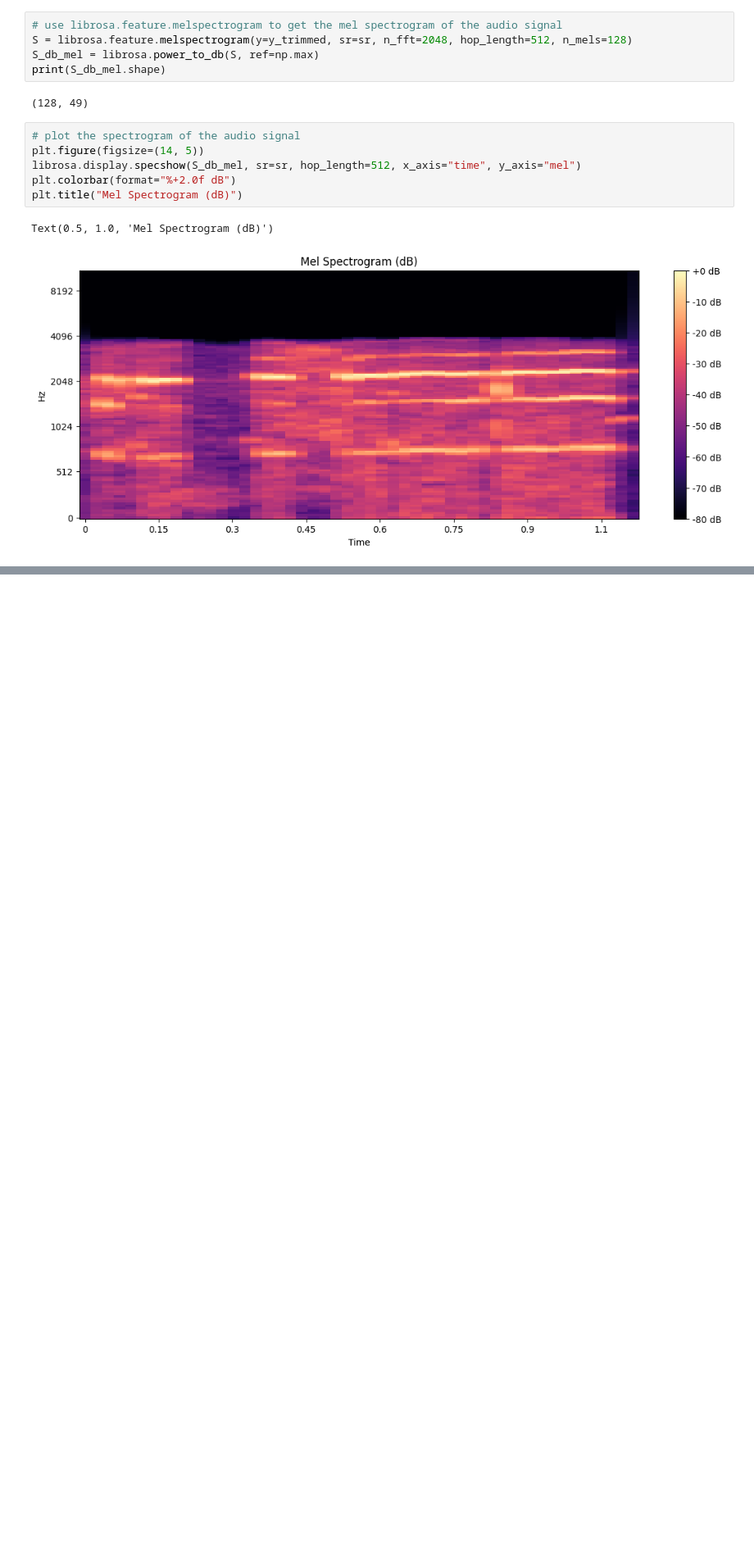
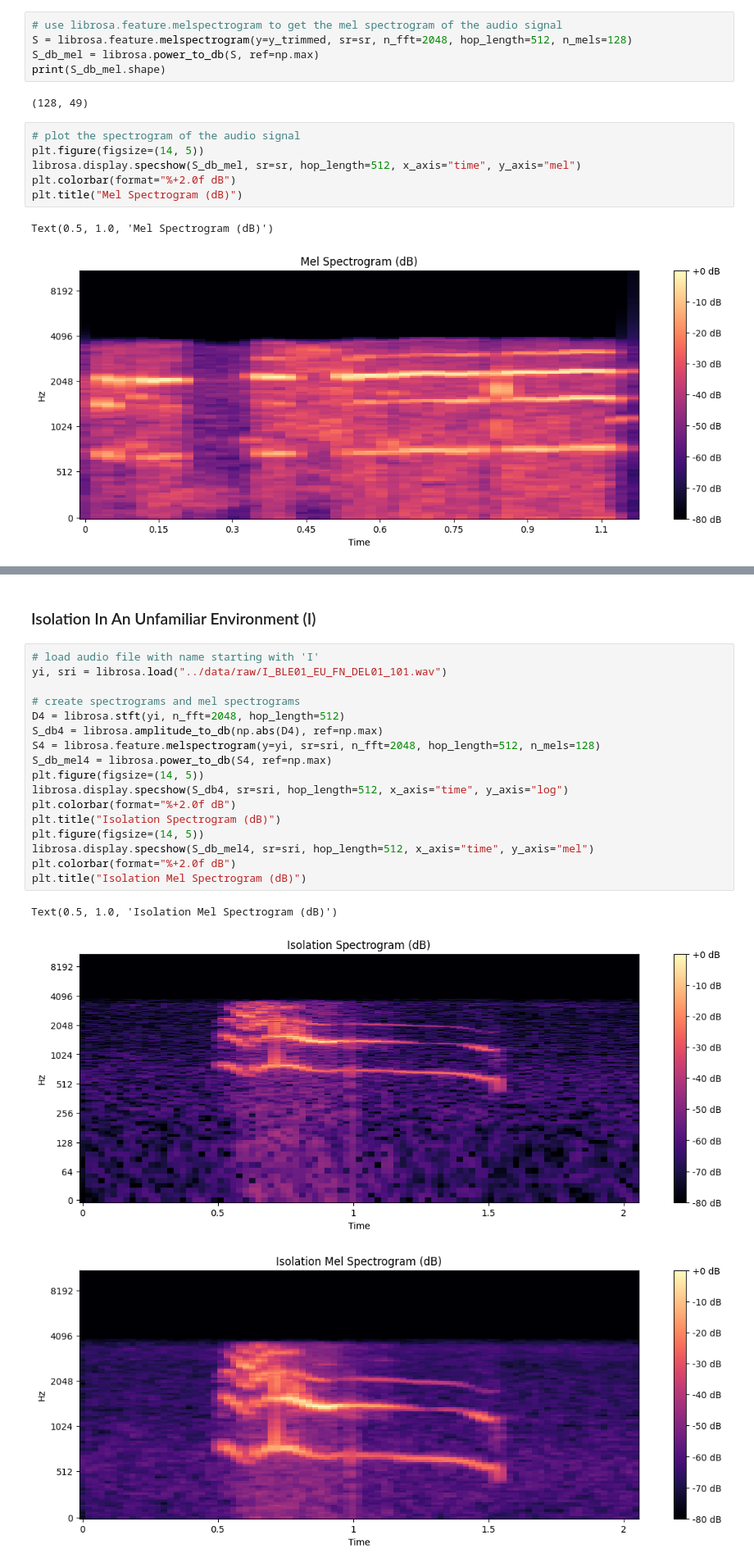
Before and after one commit to average-sushi-roll/cat-meow-classifier, a Jupyter notebook: notebooks/eda.ipynb, the cells around one changed output, grey strips where cells are left out. Shown at 82% size. Saved outputs shown, nothing was run; the diff lists cells and outputs as text; blank space fills up the shorter version.

```diff
--- a/notebooks/eda.ipynb
+++ b/notebooks/eda.ipynb
@@ -161,0 +196,23 @@ The patterns on the spectrogram are much clearer now!
+# %% [markdown]
+### Isolation In An Unfamiliar Environment (I)
+# %%
+# load audio file with name starting with 'I'
+yi, sri = librosa.load("../data/raw/I_BLE01_EU_FN_DEL01_101.wav")
+
+# create spectrograms and mel spectrograms
+D4 = librosa.stft(yi, n_fft=2048, hop_length=512)
+S_db4 = librosa.amplitude_to_db(np.abs(D4), ref=np.max)
+S4 = librosa.feature.melspectrogram(y=yi, sr=sri, n_fft=2048, hop_length=512, n_mels=128)
+S_db_mel4 = librosa.power_to_db(S4, ref=np.max)
+plt.figure(figsize=(14, 5))
+librosa.display.specshow(S_db4, sr=sri, hop_length=512, x_axis="time", y_axis="log")
+plt.colorbar(format="%+2.0f dB")
+plt.title("Isolation Spectrogram (dB)")
+plt.figure(figsize=(14, 5))
+librosa.display.specshow(S_db_mel4, sr=sri, hop_length=512, x_axis="time", y_axis="mel")
+plt.colorbar(format="%+2.0f dB")
+plt.title("Isolation Mel Spectrogram (dB)")
+# %% [output]
+Text(0.5, 1.0, 'Isolation Mel Spectrogram (dB)')
+[figure, added]
+[figure, added]
```
Also changed, not shown: parts of 17 cells of this notebook, 1 other file.
